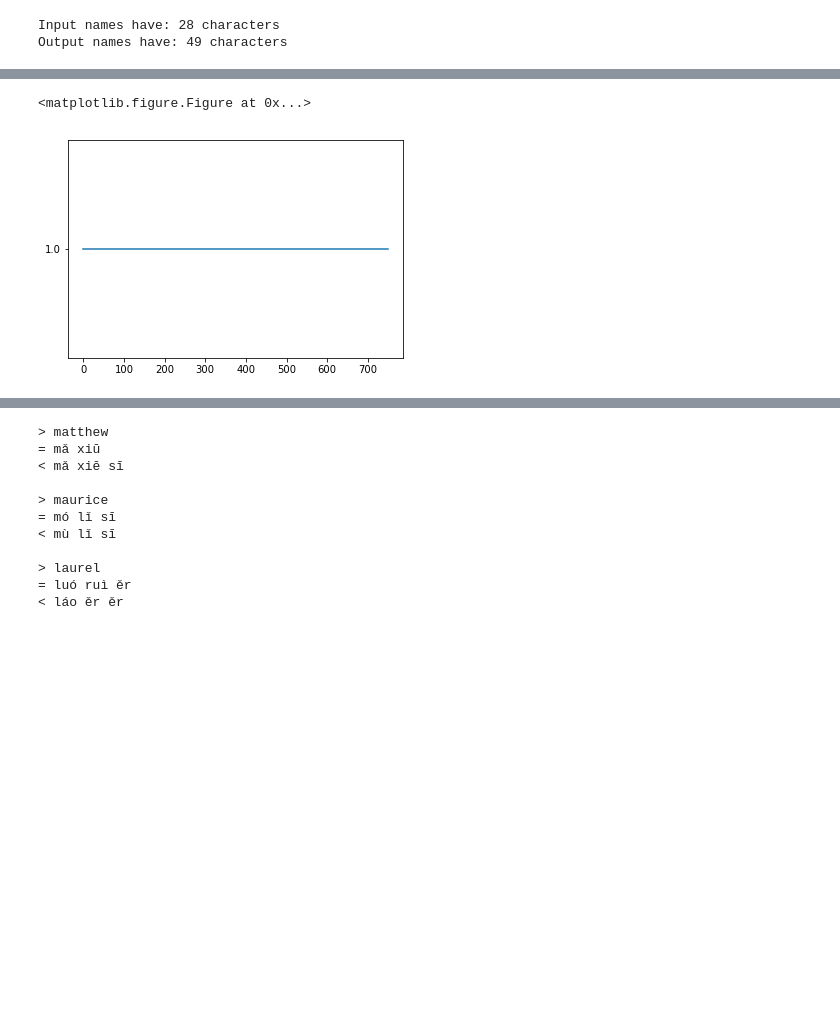
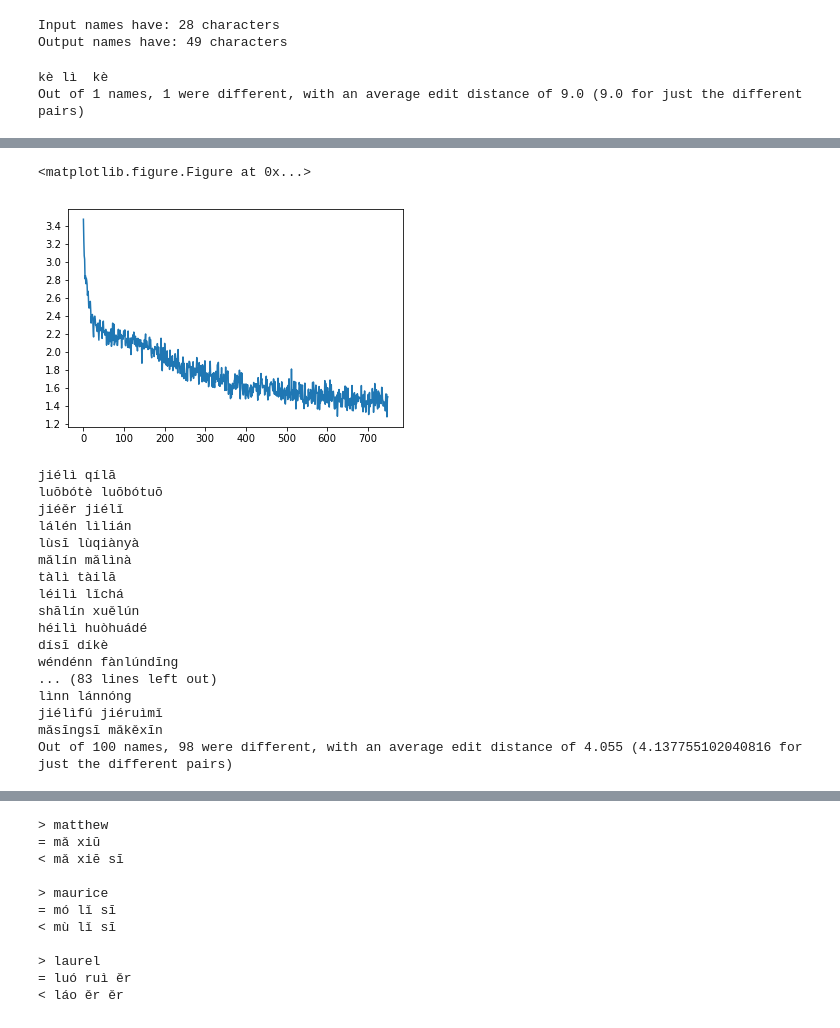
Before and after one commit to GitOffice/cs221-project, a Jupyter notebook: notebook/Transliteration Pytorch.ipynb, the cells around one changed output, grey strips where cells are left out. Drawn from its saved outputs; the diff is of its cells as text; code cells hidden in the pictures; blank space fills up the shorter version.

```diff
--- a/notebook/Transliteration Pytorch.ipynb
+++ b/notebook/Transliteration Pytorch.ipynb
@@ -214,7 +216,7 @@ def timeSince(since, percent):
 # %%
 # Actually do the training:
 
-def trainIters(encoder, decoder, n_iters, print_every=1000, plot_every=100, learning_rate = 0.01):
+def trainIters(encoder, decoder, training_pairs, n_iters, print_every=1000, plot_every=100, learning_rate = 0.01):
     start = time.time()
     plot_losses = []
     print_loss_total = 0
@@ -222,7 +224,7 @@ def trainIters(encoder, decoder, n_iters, print_every=1000, plot_every=100, lear
 
     encoder_optimizer = optim.SGD(encoder.parameters(), lr=learning_rate)
     decoder_optimizer = optim.SGD(decoder.parameters(), lr=learning_rate)
-    training_pairs = [tensorsFromPair(random.choice(pairs)) for i in range(n_iters)] # only this many?
+    training_pairs = [tensorsFromPair(random.choice(training_pairs)) for i in range(n_iters)]
     criterion = nn.NLLLoss() # this is... negative log likelihood loss
                              # it's the same as cross-entropy loss bc of the log softmax in the last layer
 
@@ -312,3 +314,35 @@ def evaluateRandomLines(encoder, decoder, n=10):
         output_name = evaluate(encoder, decoder, pair[0])
         print('<', ''.join(output_name[:-1]))
         print()
+# %%
+def evaluateAllLines(encoder, decoder, eval_pairs, spaces = False):
+    distance = 0
+    diff_count = 0
+    for pair in eval_pairs:
+        output_name = evaluate(encoder, decoder, pair[0])
+
+        # maintain spaces
+        if spaces:
+            output_name  = ''.join(output_name[:-1])
+            target_name = pair[1]
+            print(output_name, target_name)
+        else:
+            # remove the space for edit distance calculations for consistency with baseline
+            output_name = ''.join(filter(lambda l: l != ' ', output_name[:-1])) # need to get rid of the <EOS> string at end
+            target_name = ''.join(filter(lambda l: l != ' ', pair[1]))
+        if output_name != target_name:
+
+            diff_count += 1
+            distance += edit_distance_pinyin(target_name, output_name)
+    print("Out of {} names, {} were different, with an average edit distance of {} ({} for just the different pairs)".format(len(eval_pairs), diff_count, distance/len(eval_pairs), distance/diff_count))
+# %%
+def train_and_evaluate(encoder, decoder):
+    english_names = [pair[0] for pair in pairs]
+    pinyin_names = [pair[1] for pair in pairs]
+    train_eng, test_eng, train_pin, test_pin = train_test_split(english_names, pinyin_names, test_size=100)
+    train_pairs = list(zip(train_eng, train_pin))
+    test_pairs = list(zip(test_eng, test_pin))
+    trainIters(encoder, decoder, train_pairs, 75000, print_every=5000)
+
+    evaluateAllLines(encoder, decoder, test_pairs)
+    return train_pairs, test_pairs
@@ -315,8 +351,14 @@ def evaluateRandomLines(encoder, decoder, n=10):
+# %%
+evaluateAllLines(encoder2, decoder2, [('claudia', '')], spaces = True)
+# %% [output]
+kè lì  kè
+Out of 1 names, 1 were different, with an average edit distance of 9.0 (9.0 for just the different pairs)
 # %%
 # now actually do the thing!
-hidden_size = 64
-encoder1 = EncoderRNN(eng_alph.n_letters, hidden_size)
-decoder1 = DecoderRNN(hidden_size, pin_alph.n_letters)
+hidden_size = 20
+encoder2 = EncoderRNN(eng_alph.n_letters, hidden_size)
+decoder2 = DecoderRNN(hidden_size, pin_alph.n_letters)
 
-trainIters(encoder1, decoder1, 75000, print_every=5000)
+train, test = train_and_evaluate(encoder2, decoder2)
+#trainIters(encoder2, decoder2, 75000, print_every=5000)
 # %% [output]
@@ -338,2 +380,19 @@ trainIters(encoder1, decoder1, 75000, print_every=5000)
 <matplotlib.figure.Figure at 0x...>
-[figure, old version]
+[figure, new version]
+jiélì qílā
+luōbótè luōbótuō
+jiéěr jiélǐ
+lálén lìlián
+lùsī lùqiànyà
+mǎlín mǎlìnà
+tàlì tàilā
+léilì lǐchá
+shālín xuělún
+héilì huòhuádé
+dísī díkè
+wéndénn fànlúndīng
+... (83 lines left out)
+lìnn lánnóng
+jiélìfú jiéruìmǐ
+mǎsīngsī mǎkěxīn
+Out of 100 names, 98 were different, with an average edit distance of 4.055 (4.137755102040816 for just the different pairs)
```
Also changed, not shown: parts of 11 cells of this notebook, 6 other files.
